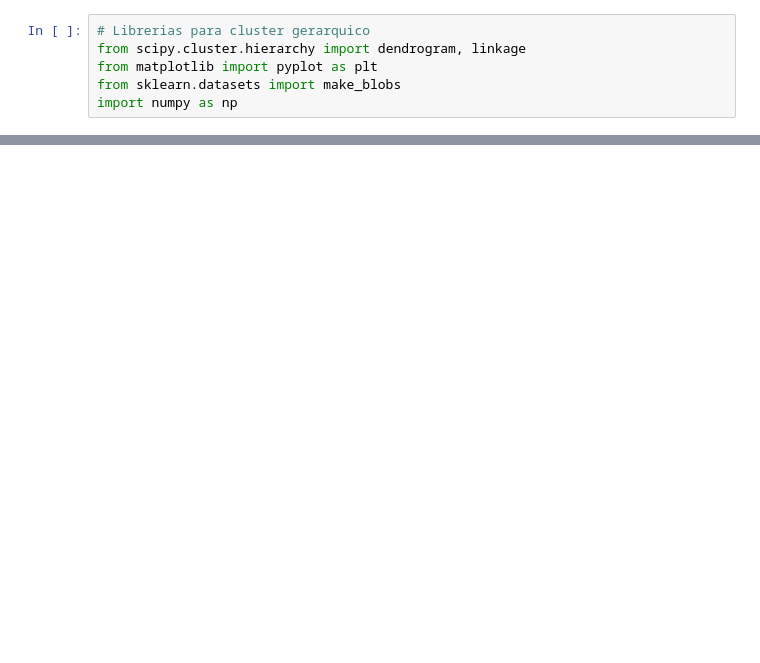
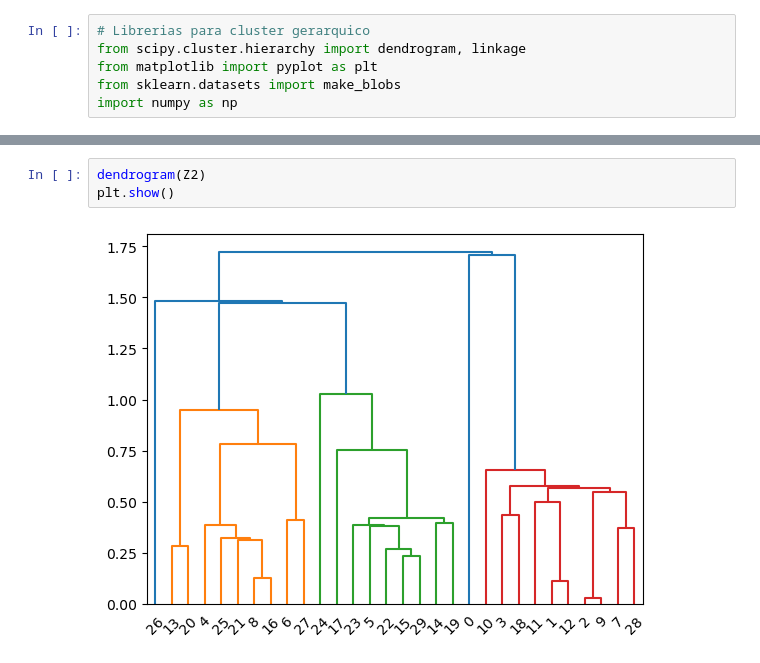
Before and after one commit to kevindmzapata/multivariate-statistics-course, a Jupyter notebook: u2_clasificacion/cluster_jerarquico.ipynb, the cells around one changed output, grey strips where cells are left out. Drawn from its saved outputs; the diff is of its cells as text; blank space fills up the shorter version.

```diff
--- a/u2_clasificacion/cluster_jerarquico.ipynb
+++ b/u2_clasificacion/cluster_jerarquico.ipynb
@@ -18,0 +35,5 @@ plt.show()
+# %%
+dendrogram(Z2)
+plt.show()
+# %% [output]
+[figure, added]
```
Also changed, not shown: parts of 6 cells of this notebook, 3 other files.
